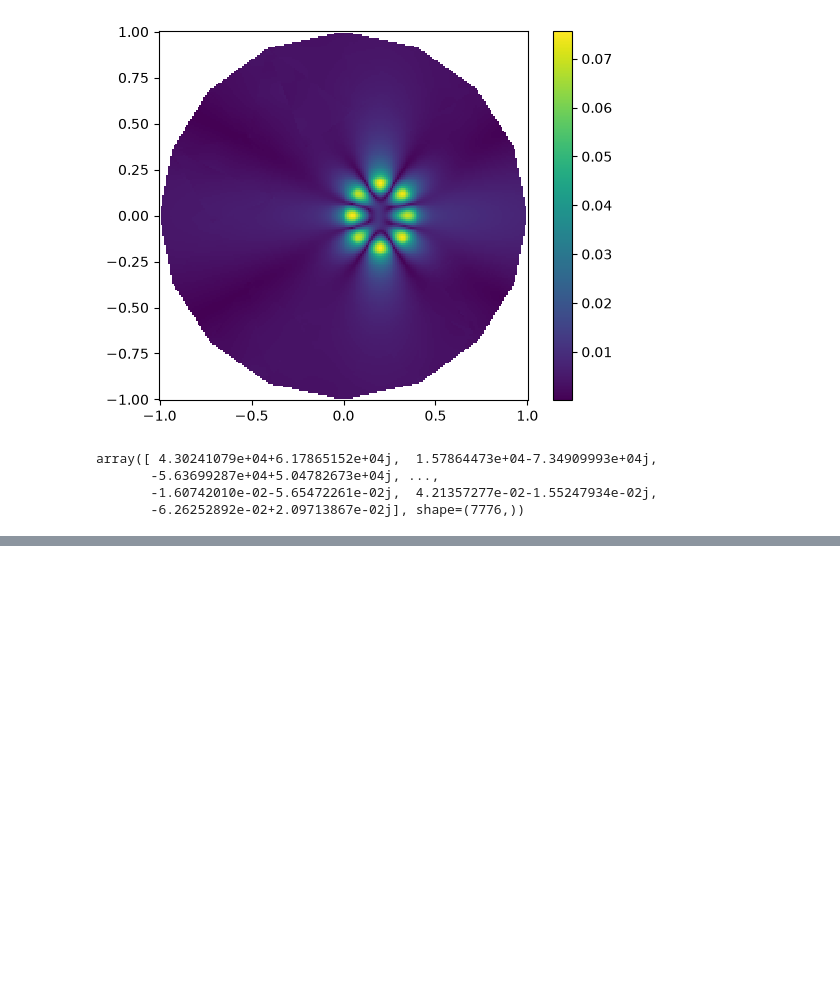
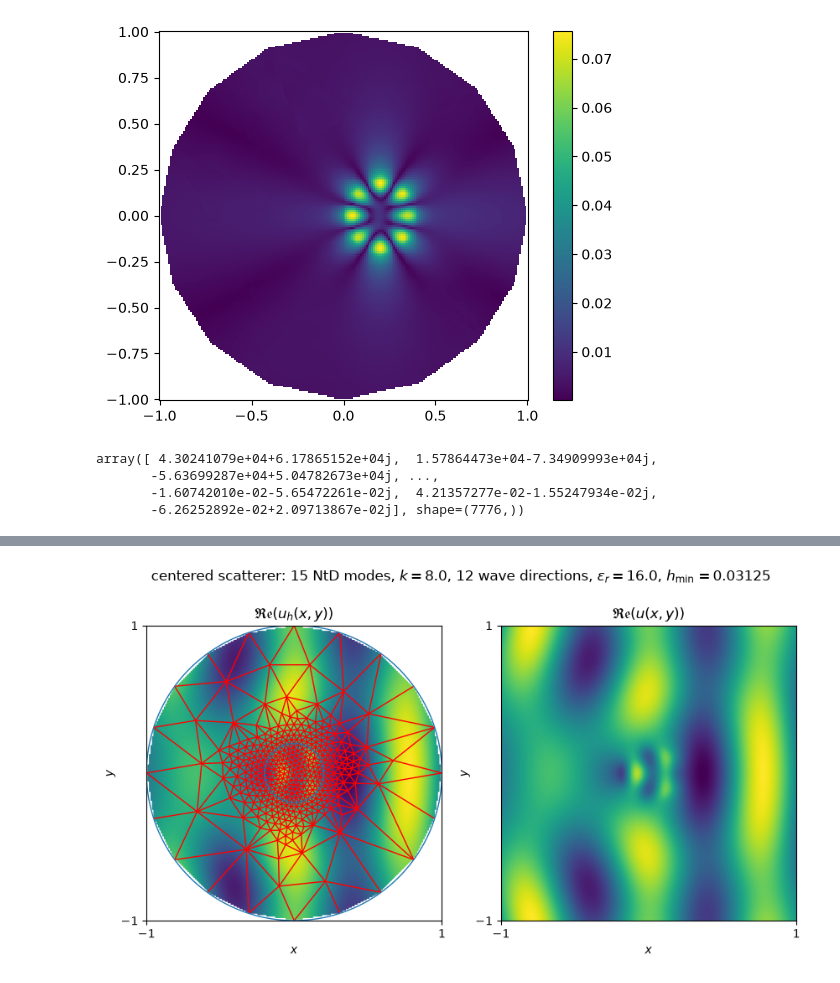
Before and after one commit to MPenaR/Trefftz, a Jupyter notebook: notebooks/convergenve_tests.ipynb, the cells around one changed output, grey strips where cells are left out. Saved outputs shown, nothing was run; the diff lists cells and outputs as text; code cells hidden in the pictures; blank space fills up the shorter version.

```diff
--- a/notebooks/convergenve_tests.ipynb
+++ b/notebooks/convergenve_tests.ipynb
@@ -317,0 +323,34 @@ ax[1].axis('square')
+# %%
+N = 200
+x = np.linspace(-R, R, N)
+y = np.linspace(-R, R, N)
+
+X, Y = np.meshgrid(x,y)
+
+U_h = problem.u_h(X, Y)
+U = problem.u(X, Y)
+fig, ax = plt.subplots(ncols=2, figsize=(10,5))
+vmin = np.min(U.real)
+vmax = np.max(U.real)
+
+
+p1 = ax[0].pcolormesh(X, Y, np.real(U_h), shading="gouraud")
+ax[0].axis('square')
+plot_openspace(mesh=mesh, ax=ax[0], color="r")
+ax[0].set_title(r'$\mathfrak{Re}\left(u_h(x,y)\right)$')
+ax[0].set_yticks([-R,R])
+ax[0].set_xticks([-R,R])
+ax[0].set_ylabel('$y$')
+ax[0].set_xlabel('$x$')
+p2 = ax[1].pcolormesh(X, Y, np.real(U), shading="gouraud")
+ax[1].axis('square')
+ax[1].set_title(r'$\mathfrak{Re}\left(u(x,y)\right)$')
+ax[1].set_yticks([-R,R])
+ax[1].set_ylabel('$y$')
+ax[1].set_xticks([-R,R])
+ax[1].set_xlabel('$x$')
+
+fig.suptitle(f'centered scatterer: {NtD_modes} NtD modes, $k={k}$, {N_theta} wave directions, $\\varepsilon_r = {eps_r}$, $h_\\min = {lc}$')
+plt.savefig('centered_solution.png')
+# %% [output]
+[figure, added]
```
Also changed, not shown: parts of 8 cells of this notebook, 31 other files.
